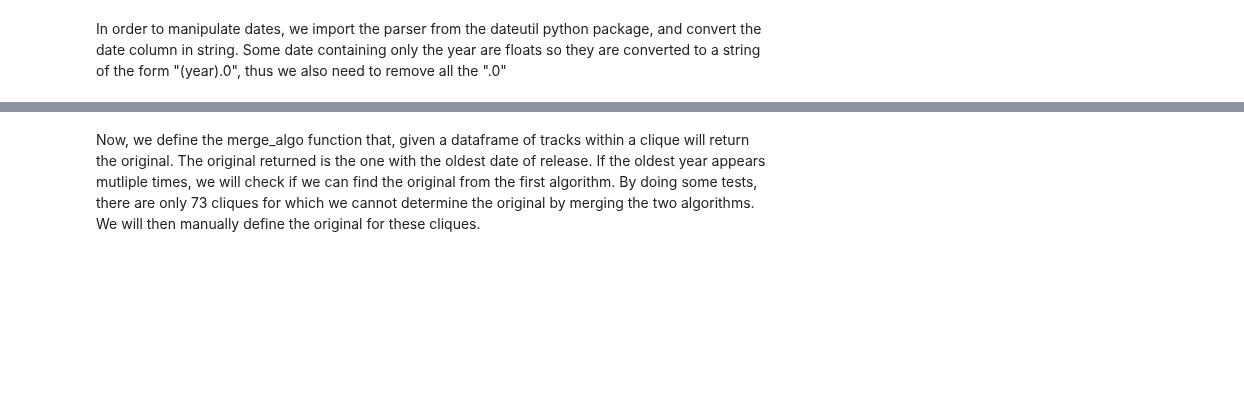
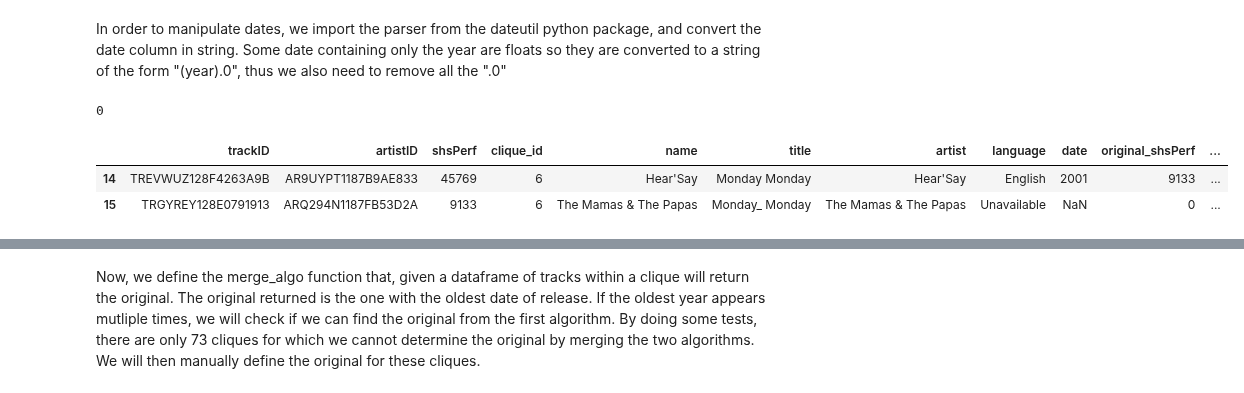
Before and after one commit to padesplaces/ada2017, a Jupyter notebook: project/notebook_lou.ipynb, the cells around one changed output, grey strips where cells are left out. Cells and saved outputs as stored; diff of their text form; code cells hidden in the pictures; blank space fills up the shorter version.

```diff
--- a/project/notebook_lou.ipynb
+++ b/project/notebook_lou.ipynb
@@ -28,6 +28,16 @@ def multiple_originals(covers, col):
     return multi_originals
 # %%
 dup_originals = multiple_originals(covers, 'second_algo_result')
+# %%
+len(dup_originals)
+# %% [output]
+0
+# %%
+covers[covers['clique_id'] == 6]
+# %% [output]
+|  | trackID | artistID | shsPerf | clique_id | name | title | artist | language | date | original_shsPerf | ... |
+| 14 | TREVWUZ128F4263A9B | AR9UYPT1187B9AE833 | 45769 | 6 | Hear'Say | Monday Monday | Hear'Say | English | 2001 | 9133 | ... |
+| 15 | TRGYREY128E0791913 | ARQ294N1187FB53D2A | 9133 | 6 | The Mamas & The Papas | Monday_ Monday | The Mamas & The Papas | Unavailable | NaN | 0 | ... |
 # %%
 def get_val(covers, track, col):
     index = covers[covers['trackID'] == track].index[0]
```
Also changed, not shown: parts of 8 cells of this notebook, 2 other files.
